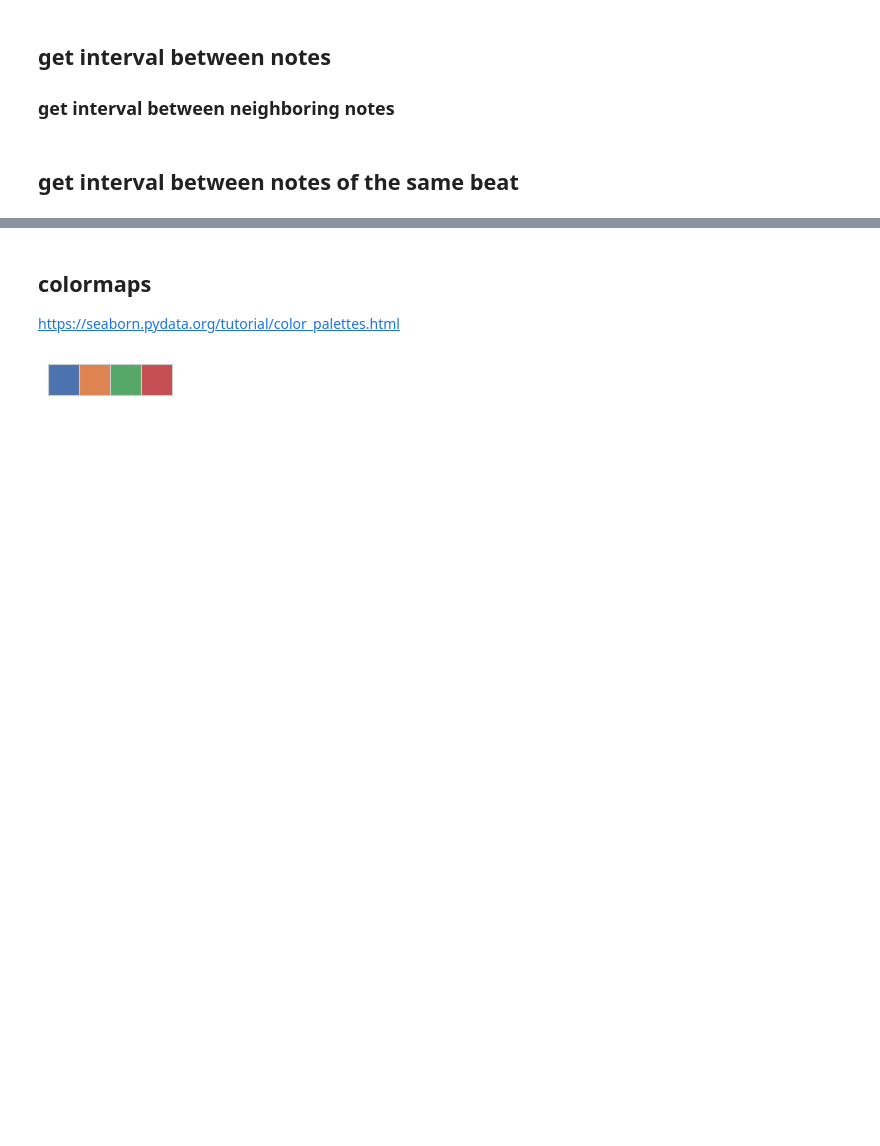
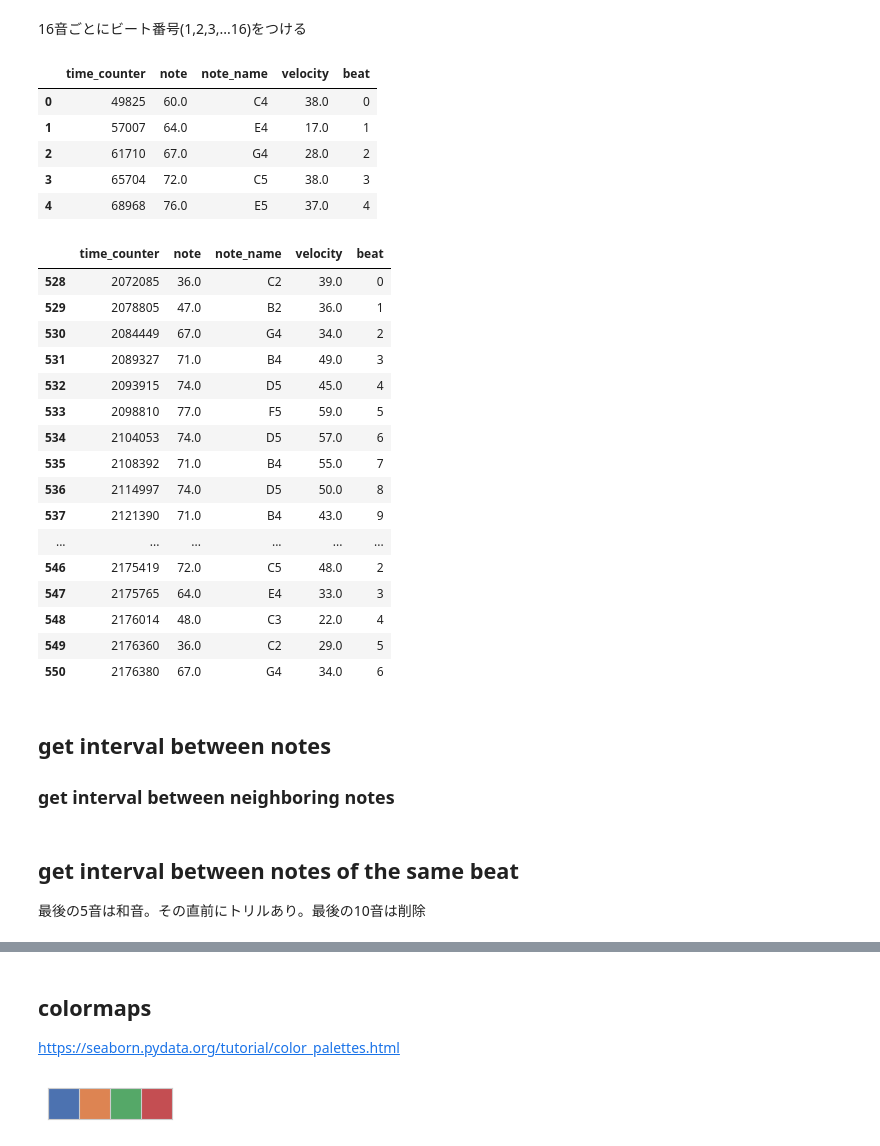
Before and after one commit to jnishii/midi-roll, a Jupyter notebook: midi_analysis.ipynb, the cells around one changed output, grey strips where cells are left out. Cells and saved outputs as stored; diff of their text form; code cells hidden in the pictures; blank space fills up the shorter version.

```diff
--- a/midi_analysis.ipynb
+++ b/midi_analysis.ipynb
@@ -51,3 +61,35 @@ display(note_on)
+# %% [markdown]
+16音ごとにビート番号(1,2,3,...16)をつける
+# %%
+note_on.index=range(len(note_on))
+
+note_on["beat"]=note_on.index%16
+display(note_on[:5])
+display(note_on[16*33:])
+# %% [output]
+|  | time_counter | note | note_name | velocity | beat |
+| 0 | 49825 | 60.0 | C4 | 38.0 | 0 |
+| 1 | 57007 | 64.0 | E4 | 17.0 | 1 |
+| 2 | 61710 | 67.0 | G4 | 28.0 | 2 |
+| 3 | 65704 | 72.0 | C5 | 38.0 | 3 |
+| 4 | 68968 | 76.0 | E5 | 37.0 | 4 |
+|  | time_counter | note | note_name | velocity | beat |
+| 528 | 2072085 | 36.0 | C2 | 39.0 | 0 |
+| 529 | 2078805 | 47.0 | B2 | 36.0 | 1 |
+| 530 | 2084449 | 67.0 | G4 | 34.0 | 2 |
+| 531 | 2089327 | 71.0 | B4 | 49.0 | 3 |
+| 532 | 2093915 | 74.0 | D5 | 45.0 | 4 |
+| 533 | 2098810 | 77.0 | F5 | 59.0 | 5 |
+| 534 | 2104053 | 74.0 | D5 | 57.0 | 6 |
+| 535 | 2108392 | 71.0 | B4 | 55.0 | 7 |
+| 536 | 2114997 | 74.0 | D5 | 50.0 | 8 |
+| 537 | 2121390 | 71.0 | B4 | 43.0 | 9 |
+| ... | ... | ... | ... | ... | ... |
+| 546 | 2175419 | 72.0 | C5 | 48.0 | 2 |
+| 547 | 2175765 | 64.0 | E4 | 33.0 | 3 |
+| 548 | 2176014 | 48.0 | C3 | 22.0 | 4 |
+| 549 | 2176360 | 36.0 | C2 | 29.0 | 5 |
+| 550 | 2176380 | 67.0 | G4 | 34.0 | 6 |
 # %% [markdown]
 ## get interval between notes
 ### get interval between neighboring notes
@@ -61,6 +103,8 @@ df_duration[-20:]
 df_duration=df_duration[:-10] #最後の5音は和音。その直前にトリルあり。最後の10音は削除
 # %% [markdown]
 ## get interval between notes of the same beat
+
+最後の5音は和音。その直前にトリルあり。最後の10音は削除
 # %%
 tmp_duration=pd.DataFrame(note_on.time_counter.diff(4).shift(-4))
 tmp_duration=tmp_duration.rename(columns={"time_counter":"duration"})
```
Also changed, not shown: parts of 9 cells of this notebook, 4 other files.
